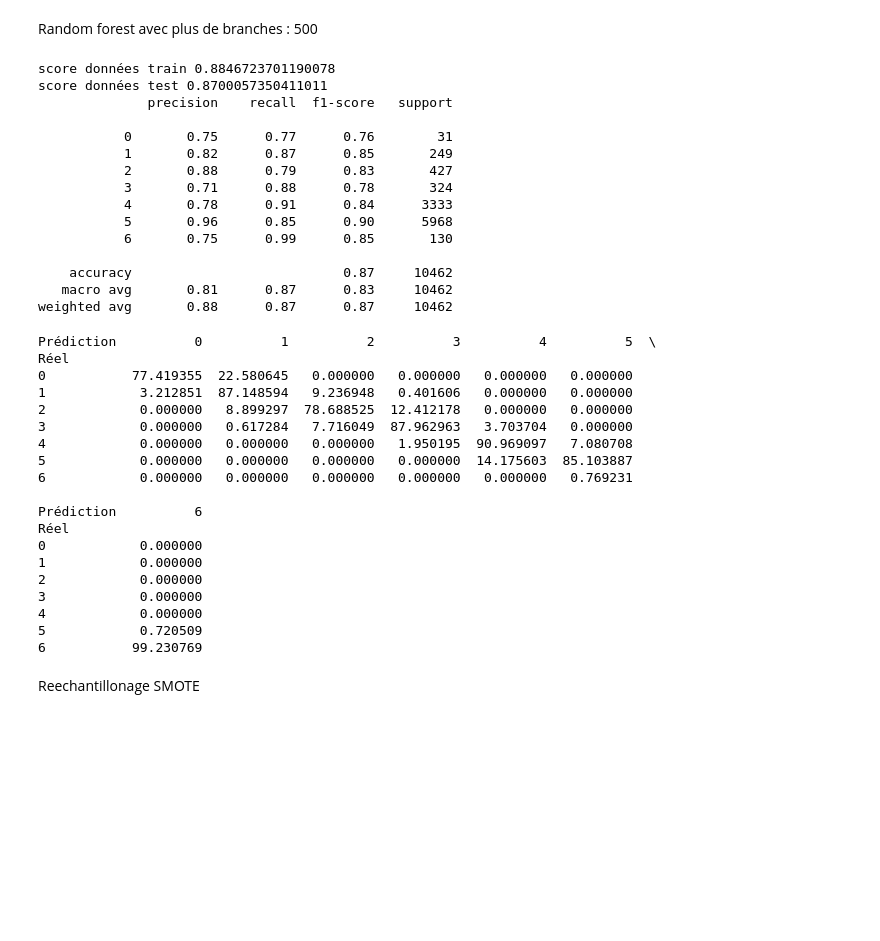
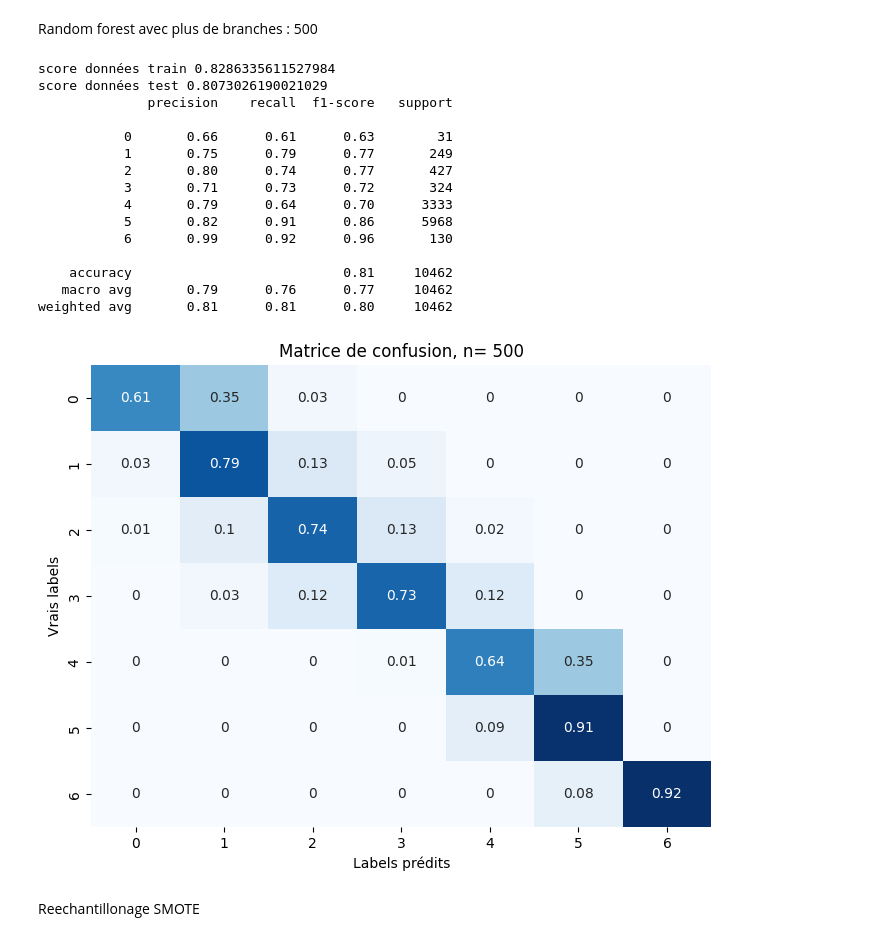
Before and after one commit to DataScientest-Studio/dec24_bds_co2, a Jupyter notebook: notebooks/Premiers_modeles.ipynb, the cells around one changed output. Saved outputs shown, nothing was run; the diff lists cells and outputs as text; code cells hidden in the pictures; blank space fills up the shorter version.

```diff
--- a/notebooks/Premiers_modeles.ipynb
+++ b/notebooks/Premiers_modeles.ipynb
@@ -291,61 +258,43 @@ Réel
 # %% [markdown]
 Random forest avec plus de branches : 500
 # %%
-model = RandomForestClassifier(n_estimators=500, random_state=42, class_weight='balanced')
+model = RandomForestClassifier(n_estimators=500, random_state=42)
 model.fit(X_train_scaled, y_train)
 
 # Prediction
 y_pred = model.predict(X_test_scaled)
 
 
 # Résultats
 print('score données train', model.score(X_train_scaled, y_train))
 print('score données test', model.score(X_test_scaled, y_test))
 print(classification_report(y_test, y_pred))
+
+cnf_matrix = confusion_matrix(y_test, y_pred, normalize='true').round(2)
+
+plt.figure(figsize=(8, 6))
+plt.title("Matrice de confusion, n= 500")
+sns.heatmap(cnf_matrix, cmap='Blues', annot=True, cbar=False)
+plt.ylabel('Vrais labels')
+plt.xlabel('Labels prédits')
+plt.show()
 # %% [output]
-score données train 0.8846723701190078
-score données test 0.8700057350411011
+score données train 0.8286335611527984
+score données test 0.8073026190021029
               precision    recall  f1-score   support
 
-           0       0.75      0.77      0.76        31
-           1       0.82      0.87      0.85       249
-           2       0.88      0.79      0.83       427
-           3       0.71      0.88      0.78       324
-           4       0.78      0.91      0.84      3333
-           5       0.96      0.85      0.90      5968
-           6       0.75      0.99      0.85       130
+           0       0.66      0.61      0.63        31
+           1       0.75      0.79      0.77       249
+           2       0.80      0.74      0.77       427
+           3       0.71      0.73      0.72       324
+           4       0.79      0.64      0.70      3333
+           5       0.82      0.91      0.86      5968
+           6       0.99      0.92      0.96       130
 
-    accuracy                           0.87     10462
-   macro avg       0.81      0.87      0.83     10462
-weighted avg       0.88      0.87      0.87     10462
+    accuracy                           0.81     10462
+   macro avg       0.79      0.76      0.77     10462
+weighted avg       0.81      0.81      0.80     10462
+[figure, added]
-# %%
-# Matrice de confusion
-conf_matrix = pd.crosstab(y_test, y_pred, rownames=['Réel'], colnames=['Prédiction'], dropna=False)
-
-# Calculer les pourcentages par ligne
-conf_matrix_percentage = conf_matrix.div(conf_matrix.sum(axis=1), axis=0) * 100
-
-print(conf_matrix_percentage)
-# %% [output]
-Prédiction          0          1          2          3          4          5  \
-Réel
-0           77.419355  22.580645   0.000000   0.000000   0.000000   0.000000
-1            3.212851  87.148594   9.236948   0.401606   0.000000   0.000000
-2            0.000000   8.899297  78.688525  12.412178   0.000000   0.000000
-3            0.000000   0.617284   7.716049  87.962963   3.703704   0.000000
-4            0.000000   0.000000   0.000000   1.950195  90.969097   7.080708
-5            0.000000   0.000000   0.000000   0.000000  14.175603  85.103887
-6            0.000000   0.000000   0.000000   0.000000   0.000000   0.769231
-
-Prédiction          6
-Réel
-0            0.000000
-1            0.000000
-2            0.000000
-3            0.000000
-4            0.000000
-5            0.720509
-6           99.230769
 # %% [markdown]
 Reechantillonage SMOTE
 # %%
```
Also changed, not shown: parts of 16 cells of this notebook.
